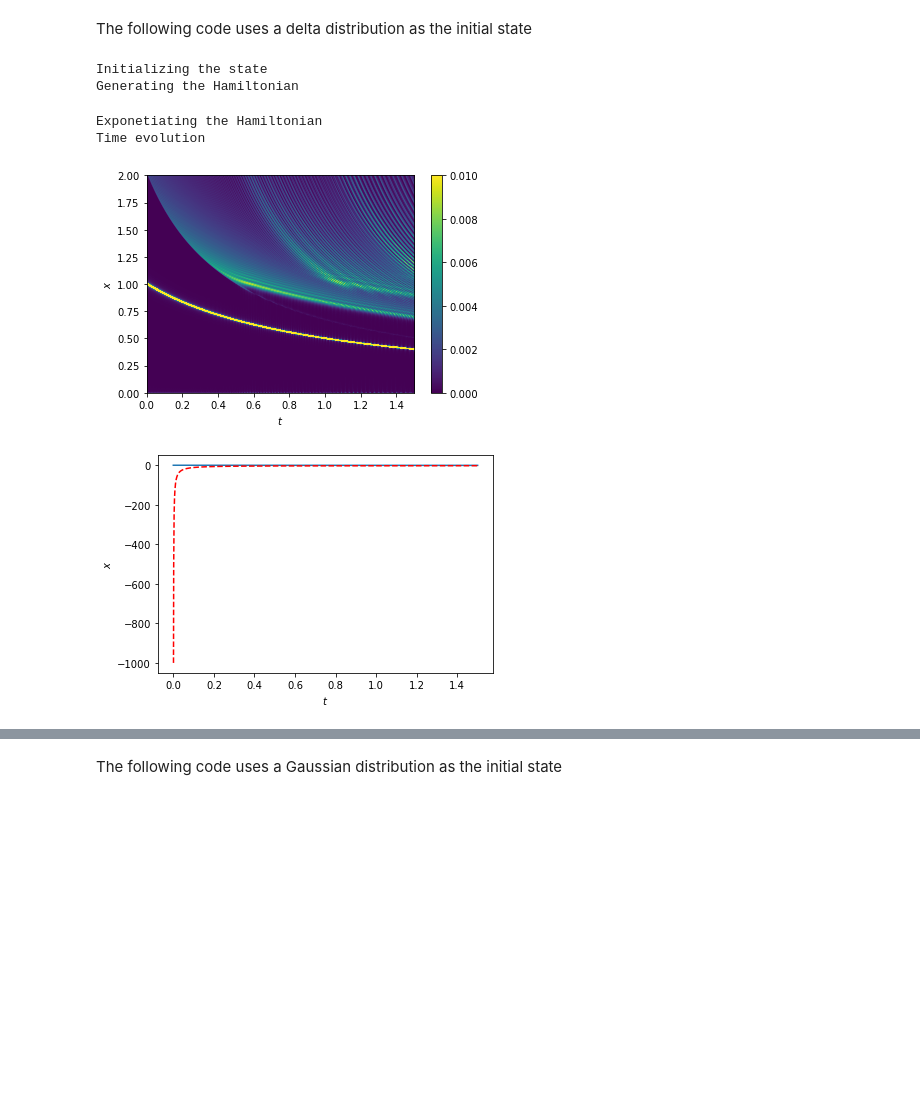
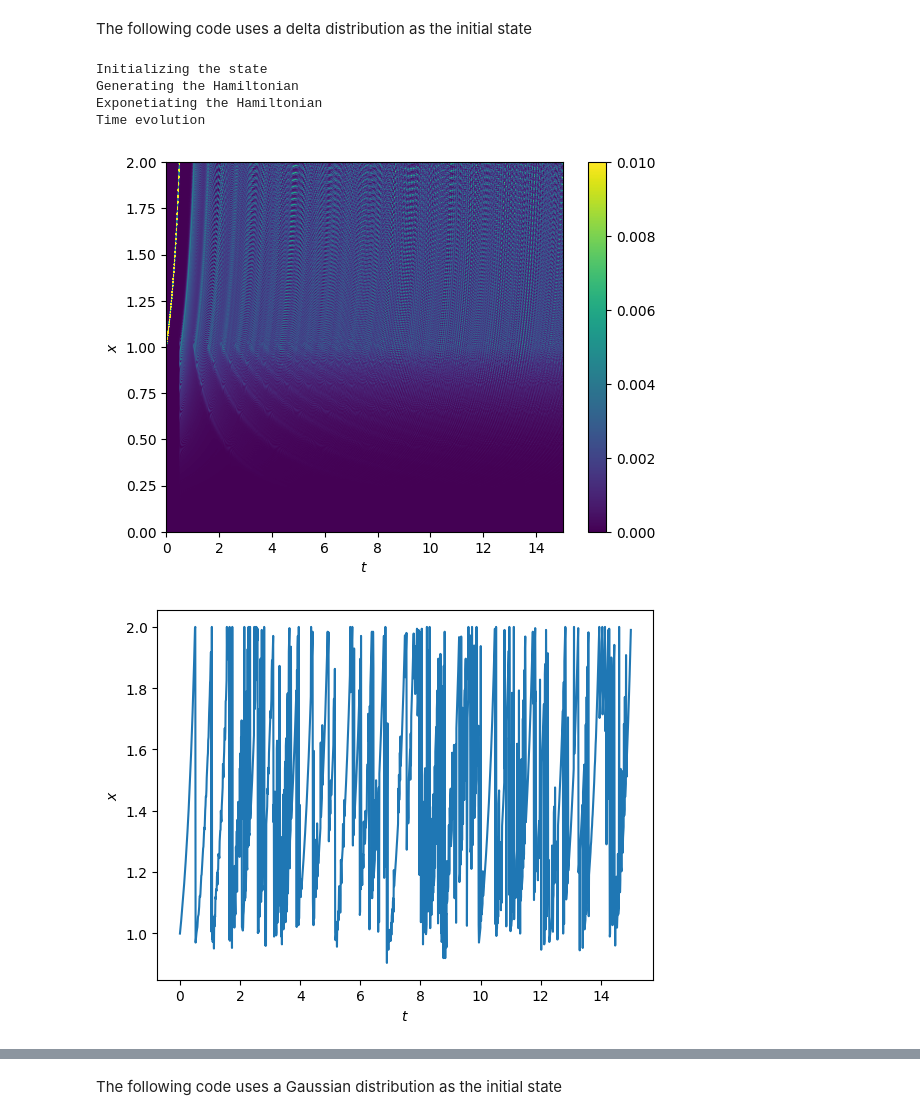
Before and after one commit to 1MChristensen/PhD-Work, a Jupyter notebook: KvN/KvN.ipynb, the cells around one changed output, grey strips where cells are left out. Cells and saved outputs as stored; diff of their text form; code cells hidden in the pictures; blank space fills up the shorter version.

```diff
--- a/KvN/KvN.ipynb
+++ b/KvN/KvN.ipynb
@@ -13,35 +13,35 @@ import numpy as np
 import KvN_tools as kvn
 # %%
 # Set up the grid
-n_qubits = 9
+n_qubits = 10
 n_grid = 2**n_qubits
 grid_extent = (0,2)
 x = np.linspace(*grid_extent, n_grid)
 
 # Set up time
 n_steps = 1500
-delta = 0.001
+delta = 0.01
 t = np.linspace(0, n_steps*delta, n_steps)
 
 # Set up the initial state (delta in this case)
 psi = kvn.psi0(x, 1)
 
 # Generate the Hamiltonian to solve generic quadratic ODE,
 # i.e. ax^2 + bx + c where a,b,c are in params list
 params = (-1,0,0)
 H = kvn.KvN_hamiltonian(x, params)
 
 # Time evolve the state
 psi_store = kvn.time_evolution(H, psi, delta, n_steps)
 
 # Plot the results
-kvn.plot_evolution(x, psi_store, t)
-kvn.plot_mode(x, psi_store, t, plot_analytical=False, params=(-1,0,0))
+kvn.plot_evolution(x, psi_store, t, save=True)
+kvn.plot_mode(x, psi_store, t, plot_analytical=False, params=(-1,0,0), save=True)
 kvn.plot_std(x, psi_store, t)
 # %% [output]
 Initializing the state
 Generating the Hamiltonian
+Exponetiating the Hamiltonian
+Time evolution
-Exponetiating the Hamiltonian
-Time evolution
-[figure, old version]
+[figure, new version]
-[figure, old version]
+[figure, new version]
```
Also changed, not shown: parts of 2 cells of this notebook, 10 other files.
